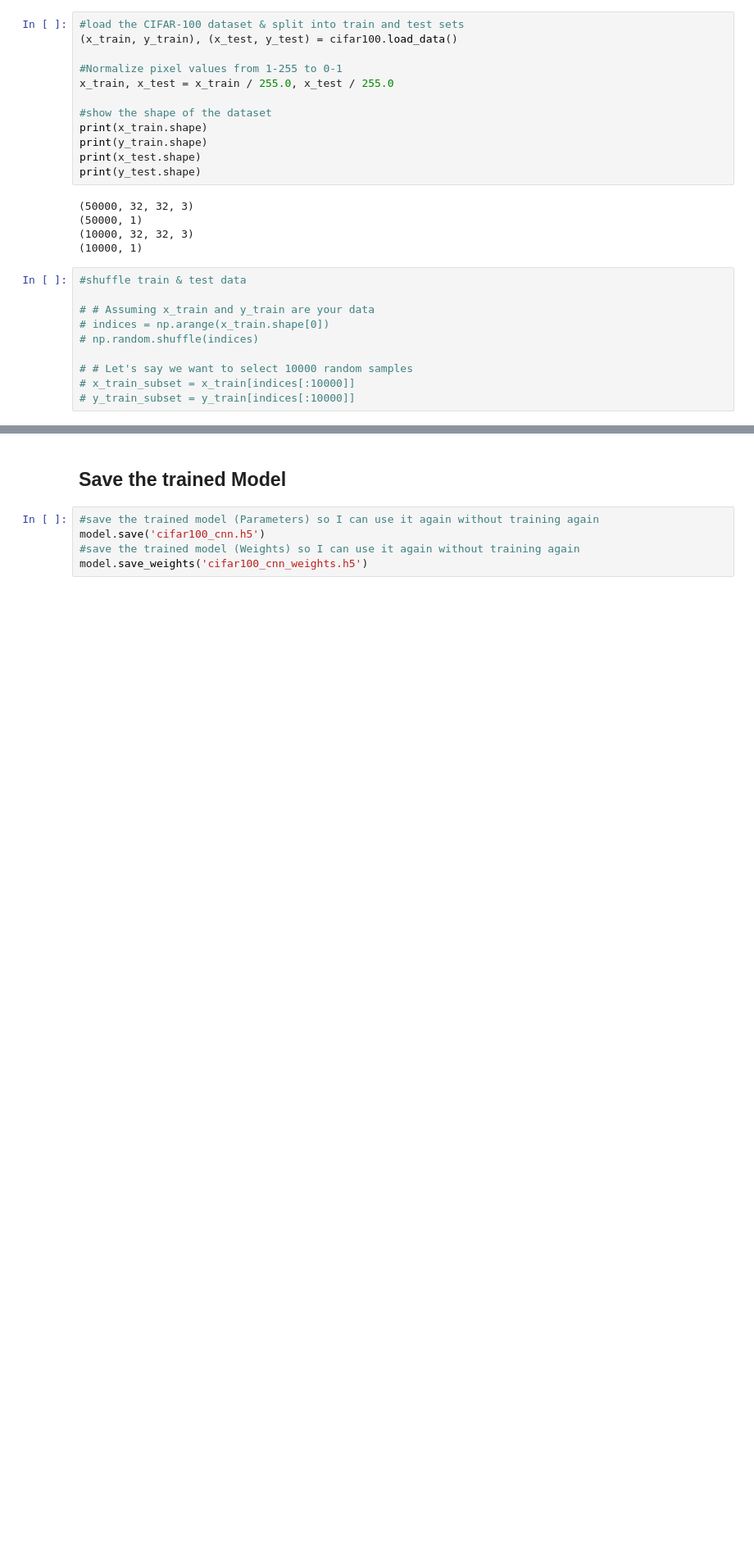
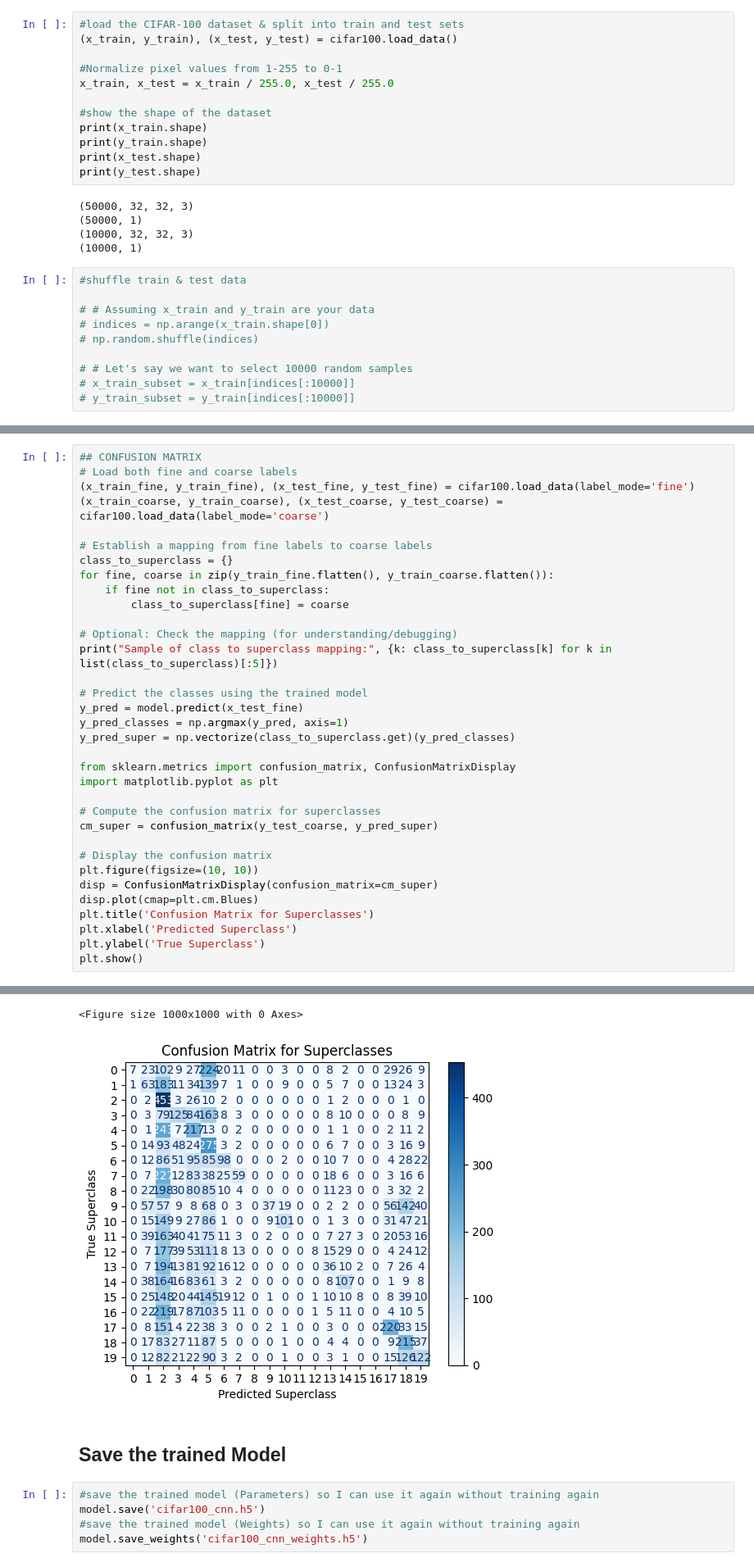
Before and after one commit to jswaite-usc/CS567Project, a Jupyter notebook: Base+Dropout/Base+dropout.ipynb, the cells around one changed output, grey strips where cells are left out. Shown at 82% size. Drawn from its saved outputs; the diff is of its cells as text; blank space fills up the shorter version.

Commit message:
confusion matrix

```diff
--- a/Base+Dropout/Base+dropout.ipynb
+++ b/Base+Dropout/Base+dropout.ipynb
@@ -195,0 +201,35 @@ plt.show()
+# %%
+## CONFUSION MATRIX
+# Load both fine and coarse labels
+(x_train_fine, y_train_fine), (x_test_fine, y_test_fine) = cifar100.load_data(label_mode='fine')
+(x_train_coarse, y_train_coarse), (x_test_coarse, y_test_coarse) = cifar100.load_data(label_mode='coarse')
+
+# Establish a mapping from fine labels to coarse labels
+class_to_superclass = {}
+for fine, coarse in zip(y_train_fine.flatten(), y_train_coarse.flatten()):
+    if fine not in class_to_superclass:
+        class_to_superclass[fine] = coarse
+
+# Optional: Check the mapping (for understanding/debugging)
+print("Sample of class to superclass mapping:", {k: class_to_superclass[k] for k in list(class_to_superclass)[:5]})
+
+# Predict the classes using the trained model
+y_pred = model.predict(x_test_fine)
+y_pred_classes = np.argmax(y_pred, axis=1)
+y_pred_super = np.vectorize(class_to_superclass.get)(y_pred_classes)
+
+from sklearn.metrics import confusion_matrix, ConfusionMatrixDisplay
+import matplotlib.pyplot as plt
+
+# Compute the confusion matrix for superclasses
+cm_super = confusion_matrix(y_test_coarse, y_pred_super)
+
+# Display the confusion matrix
+plt.figure(figsize=(10, 10))
+disp = ConfusionMatrixDisplay(confusion_matrix=cm_super)
+disp.plot(cmap=plt.cm.Blues)
+plt.title('Confusion Matrix for Superclasses')
+plt.xlabel('Predicted Superclass')
+plt.ylabel('True Superclass')
+plt.show()
+# %% [output]
@@ -196,3 +238,5 @@ plt.show()
+<Figure size 1000x1000 with 0 Axes>
+[figure, added]
 # %% [markdown]
 ## Save the trained Model
 # %%
```
Also changed, not shown: parts of 10 cells of this notebook, 14 other files.
